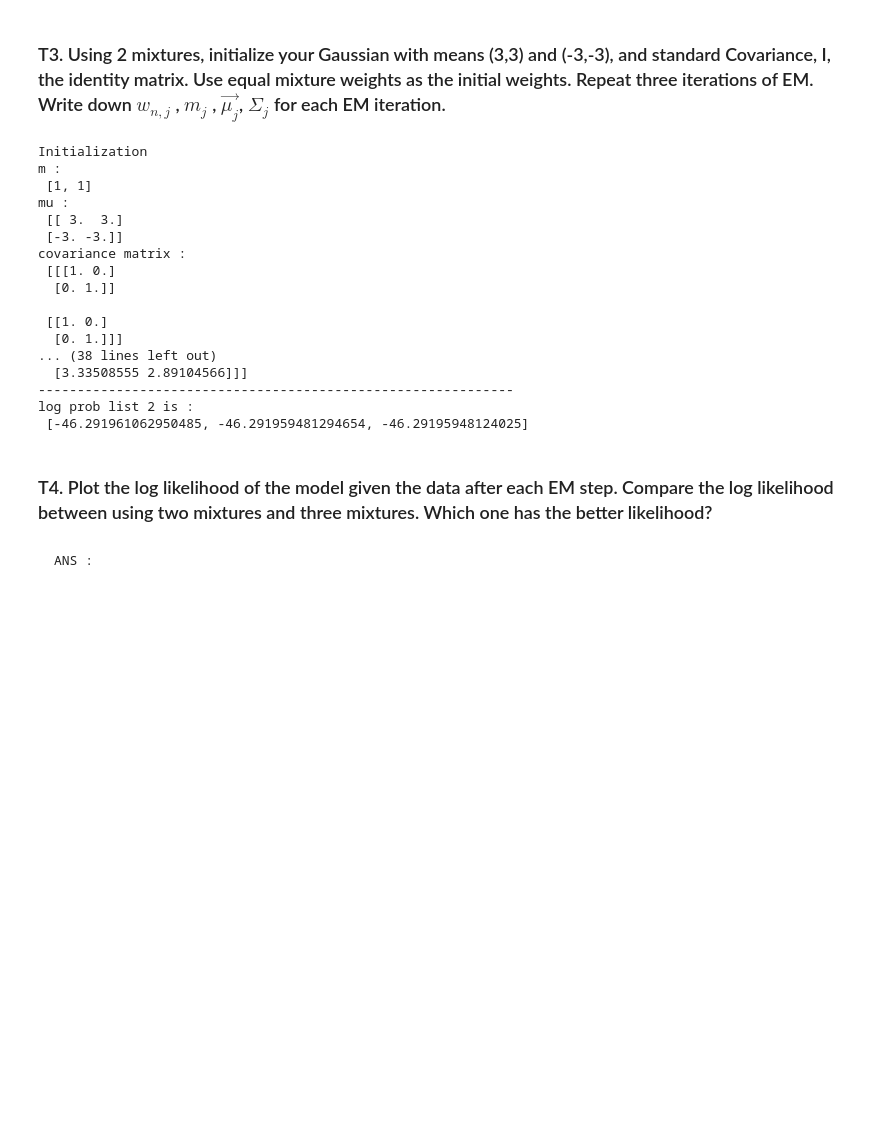
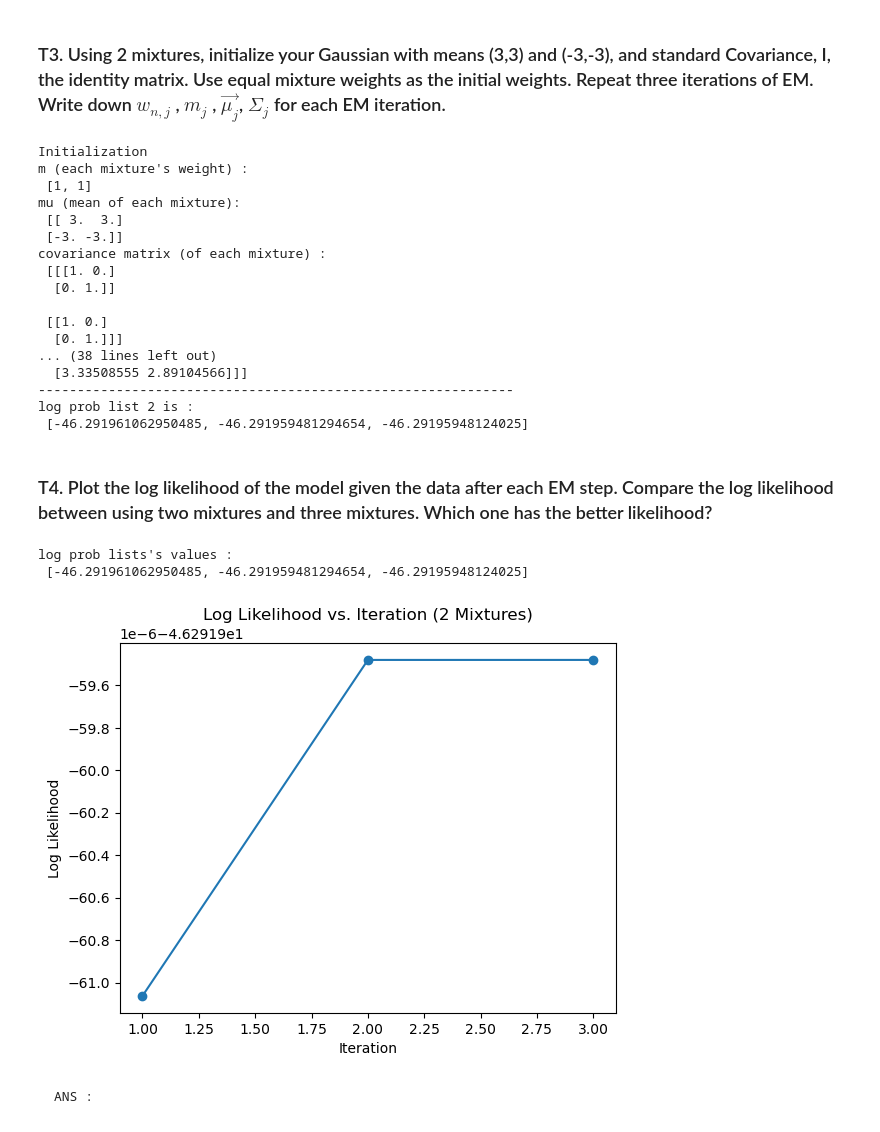
Before and after one commit to JeansAthiwat/Pattern_2024, a Jupyter notebook: HW/HW03/HW3_Fisherfaces(student).ipynb, the cells around one changed output. Saved outputs shown, nothing was run; the diff lists cells and outputs as text; code cells hidden in the pictures; blank space fills up the shorter version.

```diff
--- a/HW/HW03/HW3_Fisherfaces(student).ipynb
+++ b/HW/HW03/HW3_Fisherfaces(student).ipynb
@@ -215,25 +226,25 @@ TypeError: GMM.gaussian_distribution_diagonal() takes 3 positional arguments but
 # %% [markdown]
 ### T3. Using 2 mixtures, initialize your Gaussian with means (3,3) and (-3,-3), and standard Covariance, I, the identity matrix. Use equal mixture weights as the initial weights. Repeat three iterations of EM. Write down $w_{n,j}$ , $m_j$ , $\vec{μ_j}$, $\Sigma_j$ for each EM iteration.
 # %%
-num_mixture = 2
-mixture_weight = [1] * num_mixture
+num_mixture_T3 = 2
+mixture_weight_T3 = [1] * num_mixture_T3
 
-mean_params = np.array([[3,3], [-3,-3]], dtype = float)
-cov_params = np.array([np.eye(2)] * num_mixture)
+mean_params_T3 = np.array([[3,3], [-3,-3]], dtype = float)
+cov_params_T3 = np.array([np.eye(2)] * num_mixture_T3)
 
 # INSERT CODE HERE
-gmm2 = GMM(mixture_weight, mean_params, cov_params)
+gmm2 = GMM(mixture_weight_T3, mean_params_T3, cov_params_T3)
 log_prob_list2 = gmm2.perform_em_iterations(data, num_iterations)
 
 print("log prob list 2 is : \n" , log_prob_list2)
 # %% [output]
 Initialization
-m :
+m (each mixture's weight) :
  [1, 1]
-mu :
+mu (mean of each mixture):
  [[ 3.  3.]
  [-3. -3.]]
-covariance matrix :
+covariance matrix (of each mixture) :
  [[[1. 0.]
   [0. 1.]]
 
@@ -248,3 +259,8 @@ log prob list 2 is :
 ### T4. Plot the log likelihood of the model given the data after each EM step. Compare the log likelihood between using two mixtures and three mixtures. Which one has the better likelihood?
 # %%
 # TODO: Plot log_likelihood from T3
+plot_log_likelyhood("2 Mixtures",num_iterations,log_prob_list2)
+# %% [output]
+log prob lists's values :
+ [-46.291961062950485, -46.291959481294654, -46.29195948124025]
+[figure, added]
```
Also changed, not shown: parts of 9 cells of this notebook, 1 other file.
